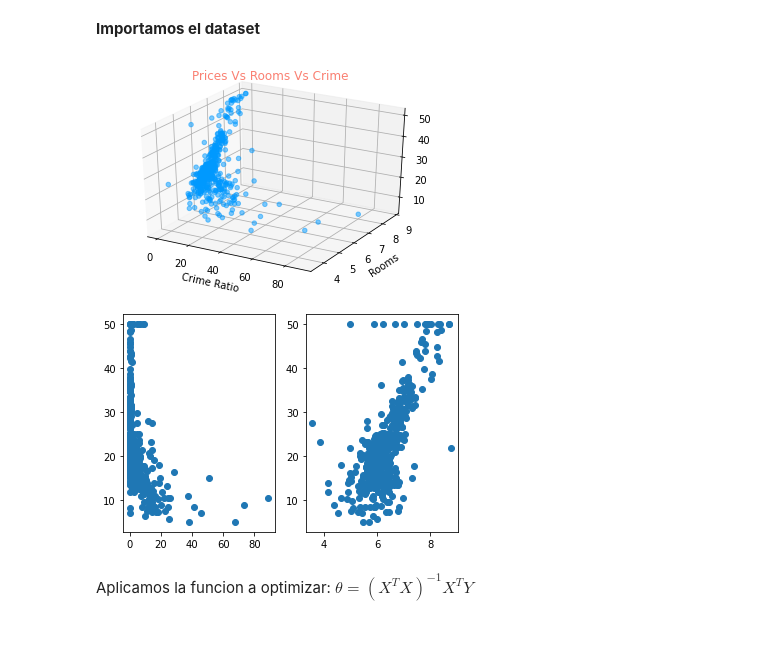
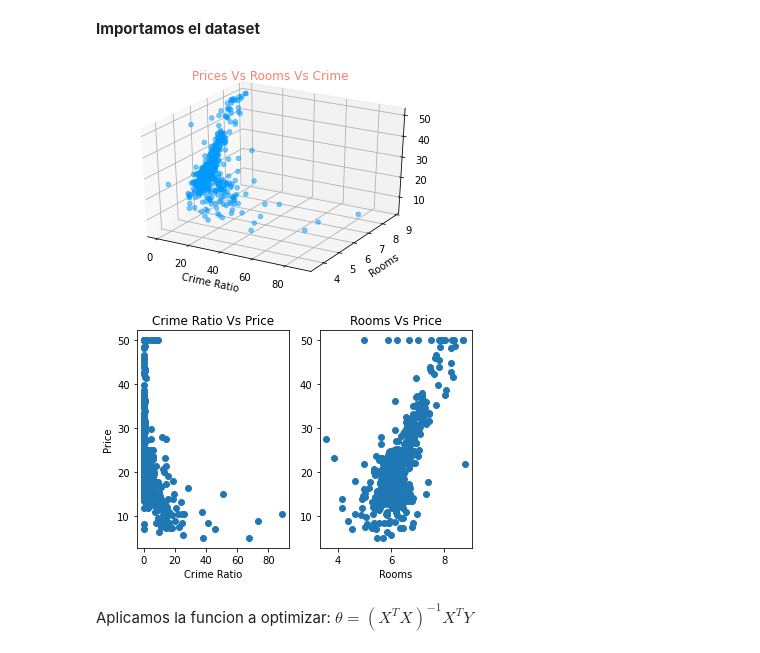
Before and after one commit to RedienTech/Regresion-Lineal-Multiple, a Jupyter notebook: NormalEquation.ipynb, the cells around one changed output. Cells and saved outputs as stored; diff of their text form; code cells hidden in the pictures.

Commit message:
Cambios en los graficos

```diff
--- a/NormalEquation.ipynb
+++ b/NormalEquation.ipynb
@@ -8,29 +8,37 @@ from sklearn.datasets import load_boston
 # %%
 bostonData = load_boston()
 
 #Tomaremos los valores del numero de habitaciones e indice de criminalidad
 
 X = np.array([bostonData.data[:,0], bostonData.data[:,5]]).T
 Y = np.array([bostonData.target]).T
 
+#Imprimos un grafico 3D para representar la dispersion de los datos.
 fig = plt.figure()
 ax = fig.gca(projection='3d')
 ax.scatter(X[:,0], X[:,1], Y[:,0], alpha=0.5, c='#09f')
 plt.ylabel('Rooms')
 plt.xlabel('Crime Ratio')
 plt.title("Prices Vs Rooms Vs Crime", c='salmon')
 plt.show()
+
+#Realizamos una comparacion de los datos, respecto a cada variable.
 plt.subplot(1, 2, 1)
 plt.scatter(X[:,0], Y[:,0])
+plt.title('Crime Ratio Vs Price')
+plt.xlabel('Crime Ratio')
+plt.ylabel('Price')
 plt.subplot(1, 2, 2)
 plt.scatter(X[:,1], Y[:,0])
+plt.title('Rooms Vs Price')
+plt.xlabel('Rooms')
 
 #Columna de 1 para el termino independiente en X
 ones = np.array([np.ones(len(X))])
 X = np.concatenate((ones.T, X), axis=1)
 # %% [output]
 [figure]
-[figure, old version]
+[figure, new version]
 # %% [markdown]
 Aplicamos la funcion a optimizar: $\theta = (X^{T}X)^{-1}X^{T}Y$
 # %%
```
Also changed, not shown: 1 other file.
